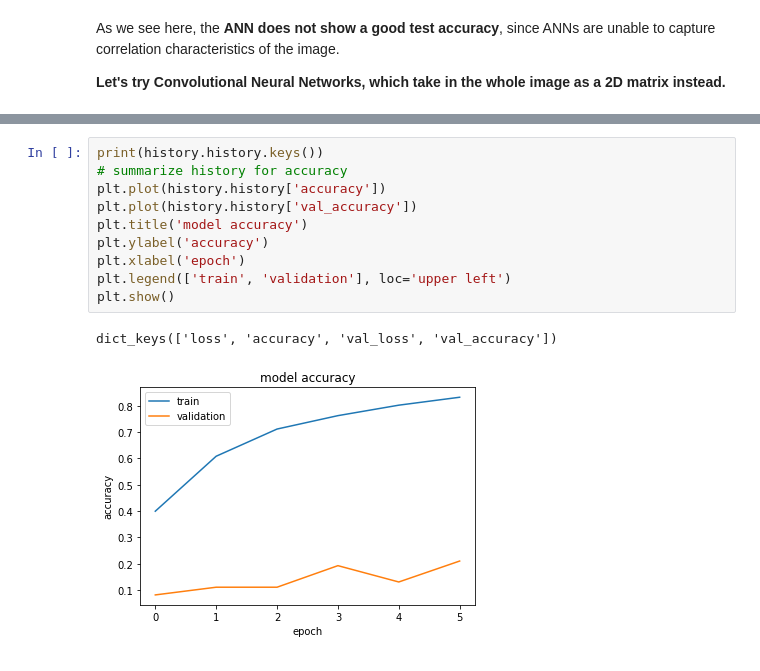
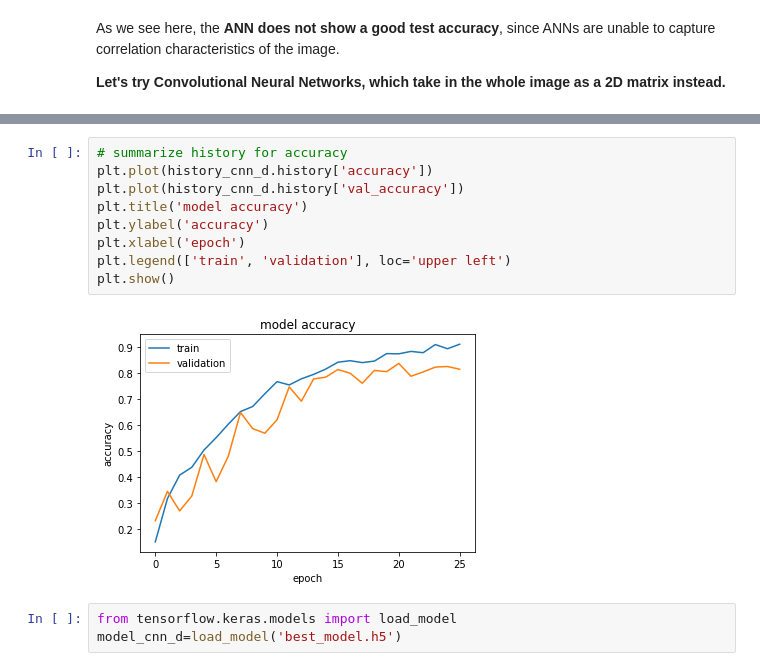
Before and after one commit to milind69/milind69, a Jupyter notebook: plant_seedlings.ipynb, the cells around one changed output, grey strips where cells are left out. Cells and saved outputs as stored; diff of their text form.

```diff
--- a/plant_seedlings.ipynb
+++ b/plant_seedlings.ipynb
@@ -701,15 +706,16 @@ Epoch 00006: early stopping
 # %%
-print(history.history.keys())
 # summarize history for accuracy
-plt.plot(history.history['accuracy'])
-plt.plot(history.history['val_accuracy'])
+plt.plot(history_cnn_d.history['accuracy'])
+plt.plot(history_cnn_d.history['val_accuracy'])
 plt.title('model accuracy')
 plt.ylabel('accuracy')
 plt.xlabel('epoch')
 plt.legend(['train', 'validation'], loc='upper left')
 plt.show()
 # %% [output]
-dict_keys(['loss', 'accuracy', 'val_loss', 'val_accuracy'])
-[figure, old version]
+[figure, new version]
+# %%
+from tensorflow.keras.models import load_model
+model_cnn_d=load_model('best_model.h5')
 # %%
 #Evaluate the model on test Data
```
Also changed, not shown: parts of 41 cells of this notebook.
